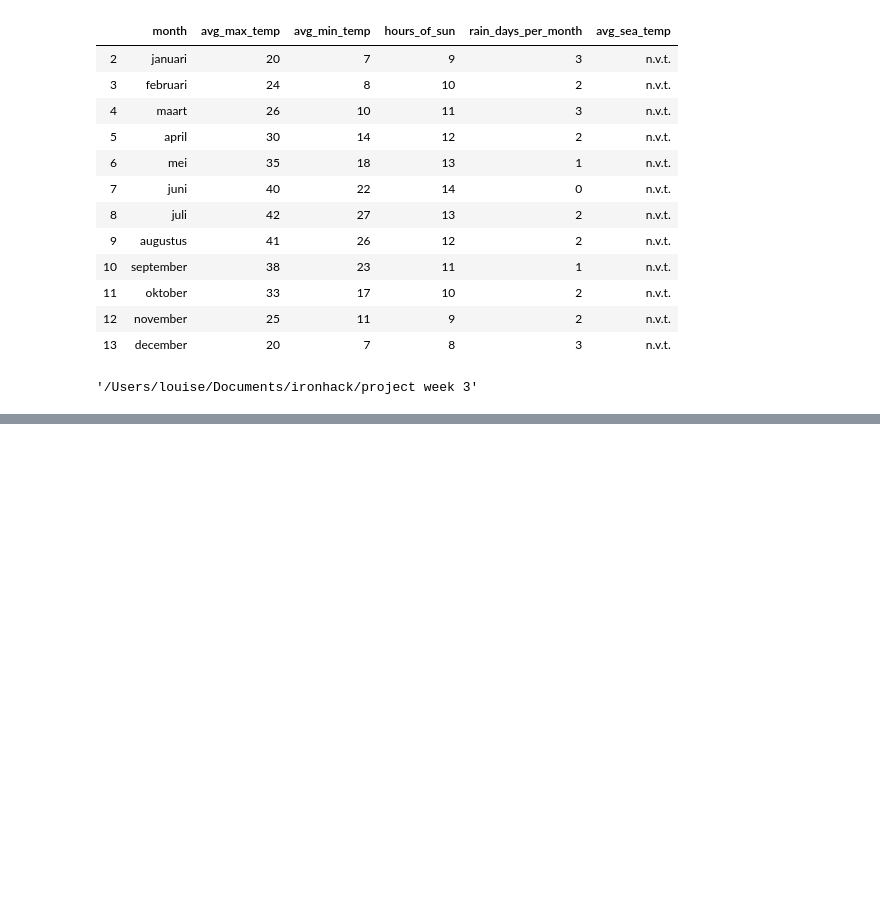
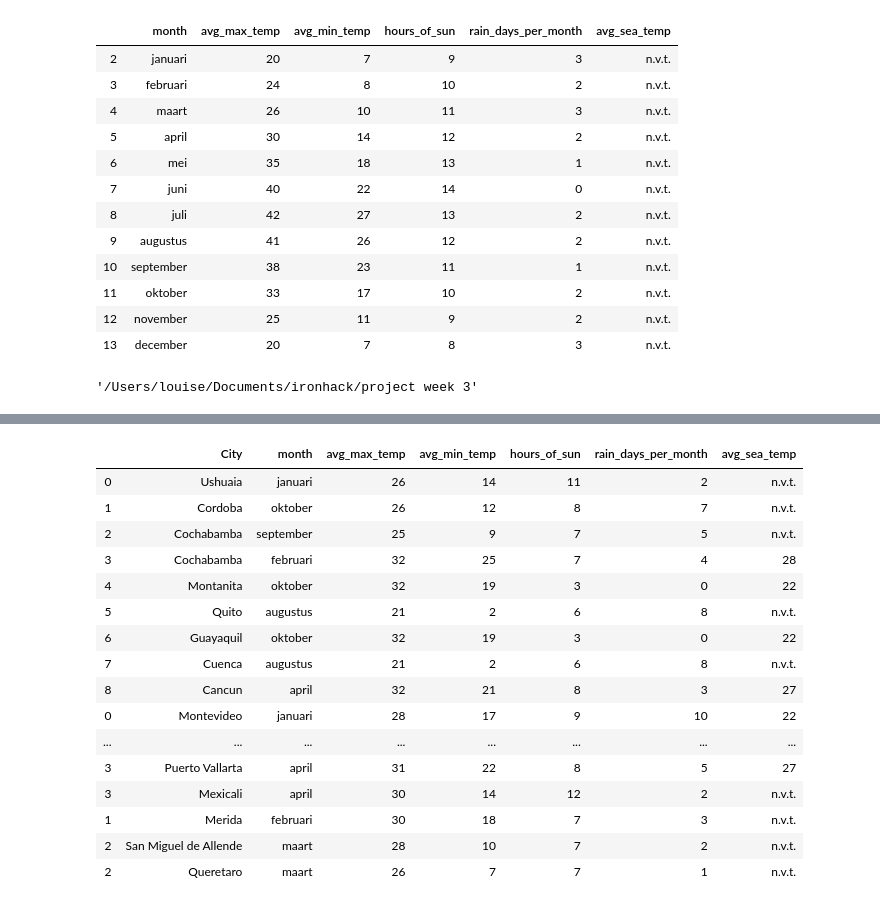
Before and after one commit to LouiseMerle/Project-South-America, a Jupyter notebook: climate data.ipynb, the cells around one changed output, grey strips where cells are left out. Saved outputs shown, nothing was run; the diff lists cells and outputs as text; code cells hidden in the pictures; blank space fills up the shorter version.

```diff
--- a/climate data.ipynb
+++ b/climate data.ipynb
@@ -81,0 +325,24 @@ os.getcwd()
+# %%
+col_order = ['City', 'month', 'avg_max_temp', 'avg_min_temp', 'hours_of_sun', 'rain_days_per_month', 'avg_sea_temp']
+# %%
+total = total[col_order]
+# %%
+total
+# %% [output]
+|  | City | month | avg_max_temp | avg_min_temp | hours_of_sun | rain_days_per_month | avg_sea_temp |
+| 0 | Ushuaia | januari | 26 | 14 | 11 | 2 | n.v.t. |
+| 1 | Cordoba | oktober | 26 | 12 | 8 | 7 | n.v.t. |
+| 2 | Cochabamba | september | 25 | 9 | 7 | 5 | n.v.t. |
+| 3 | Cochabamba | februari | 32 | 25 | 7 | 4 | 28 |
+| 4 | Montanita | oktober | 32 | 19 | 3 | 0 | 22 |
+| 5 | Quito | augustus | 21 | 2 | 6 | 8 | n.v.t. |
+| 6 | Guayaquil | oktober | 32 | 19 | 3 | 0 | 22 |
+| 7 | Cuenca | augustus | 21 | 2 | 6 | 8 | n.v.t. |
+| 8 | Cancun | april | 32 | 21 | 8 | 3 | 27 |
+| 0 | Montevideo | januari | 28 | 17 | 9 | 10 | 22 |
+| ... | ... | ... | ... | ... | ... | ... | ... |
+| 3 | Puerto Vallarta | april | 31 | 22 | 8 | 5 | 27 |
+| 3 | Mexicali | april | 30 | 14 | 12 | 2 | n.v.t. |
+| 1 | Merida | februari | 30 | 18 | 7 | 3 | n.v.t. |
+| 2 | San Miguel de Allende | maart | 28 | 10 | 7 | 2 | n.v.t. |
+| 2 | Queretaro | maart | 26 | 7 | 7 | 1 | n.v.t. |
```
Also changed, not shown: parts of 23 cells of this notebook.
